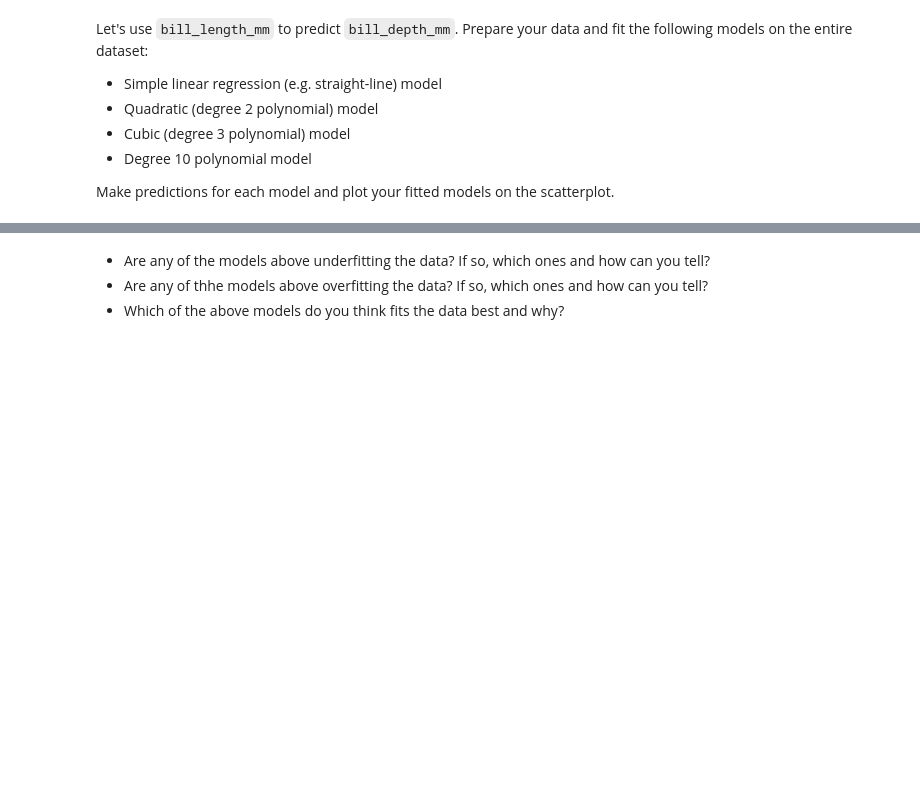
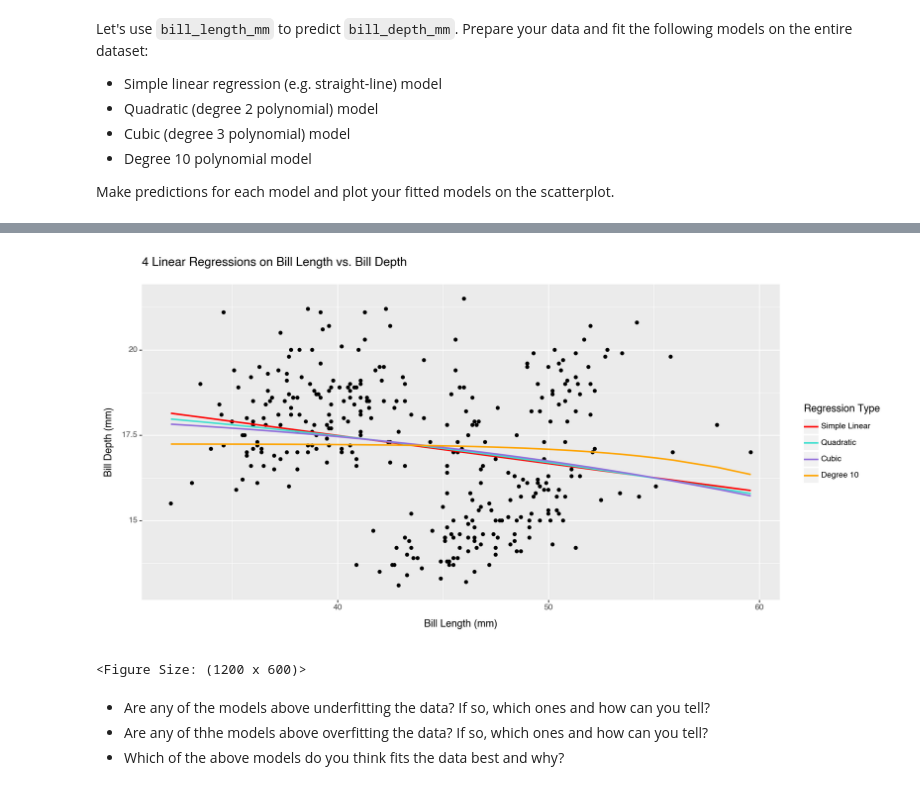
Before and after one commit to austinliu6/GSB544_ALiu, a Jupyter notebook: Practice_Activities/Practice_Activity_Polynomial_Regression.ipynb, the cells around one changed output, grey strips where cells are left out. Drawn from its saved outputs; the diff is of its cells as text; code cells hidden in the pictures; blank space fills up the shorter version.

```diff
--- a/Practice_Activities/Practice_Activity_Polynomial_Regression.ipynb
+++ b/Practice_Activities/Practice_Activity_Polynomial_Regression.ipynb
@@ -147,3 +92,46 @@ from plotnine import *
+# %%
+#Cubic Model
+X = penguins["bill_length_cubed"].values.reshape(-1,1)
+
+cm_fit = lr.fit(X, y)
+
+y_pred_cm = cm_fit.predict(X)
+
+
+penguins["cubic_reg"] = y_pred_cm
+# %%
+#Degree 10 model
+X = penguins["bill_length_tenth"].values.reshape(-1,1)
+
+ten_fit = lr.fit(X, y)
+
+#prediction
+y_pred_ten = ten_fit.predict(X)
+
+#Add prediction to original dataframe to be plotted
+penguins["degree_ten_reg"] = y_pred_ten
+# %%
+# Code Here
+from plotnine import *
+(
+    ggplot(penguins, aes(x='bill_length_mm', y='bill_depth_mm'))
+    + geom_point()
+    + geom_line(aes(y='simple_linear_reg', color='"Simple Linear"'), size=1)
+    + geom_line(aes(y='quadratic_reg', color='"Quadratic"'), size=1)
+    + geom_line(aes(y='cubic_reg', color='"Cubic"'), size=1)
+    + geom_line(aes(y='degree_ten_reg', color='"Degree 10"'), size=1)
+    + scale_color_manual(values={
+        'Simple Linear': 'red',
+        'Quadratic': 'turquoise',
+        'Cubic': 'mediumpurple',
+        'Degree 10': 'orange'})
+    + labs(title='4 Linear Regressions on Bill Length vs. Bill Depth',
+         x='Bill Length (mm)', y='Bill Depth (mm)', color='Regression Type')
+    + theme(legend_position='right', figure_size=(12, 6))
+)
+# %% [output]
+[figure, added]
+<Figure Size: (1200 x 600)>
 # %% [markdown]
 * Are any of the models above underfitting the data? If so, which ones and how can you tell?
 * Are any of thhe models above overfitting the data? If so, which ones and how can you tell?
```
Also changed, not shown: parts of 14 cells of this notebook.
